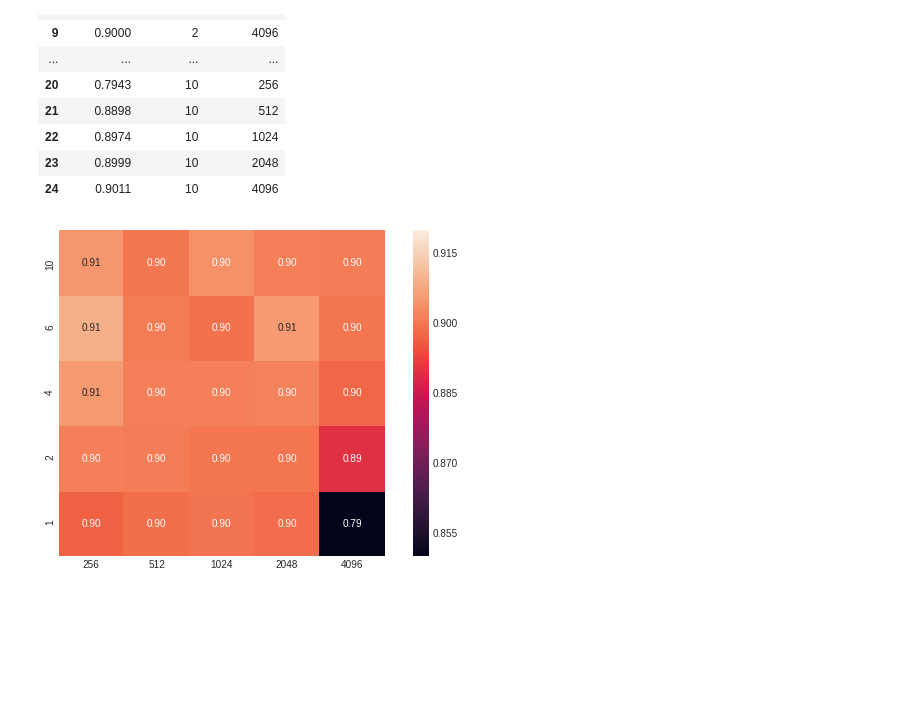
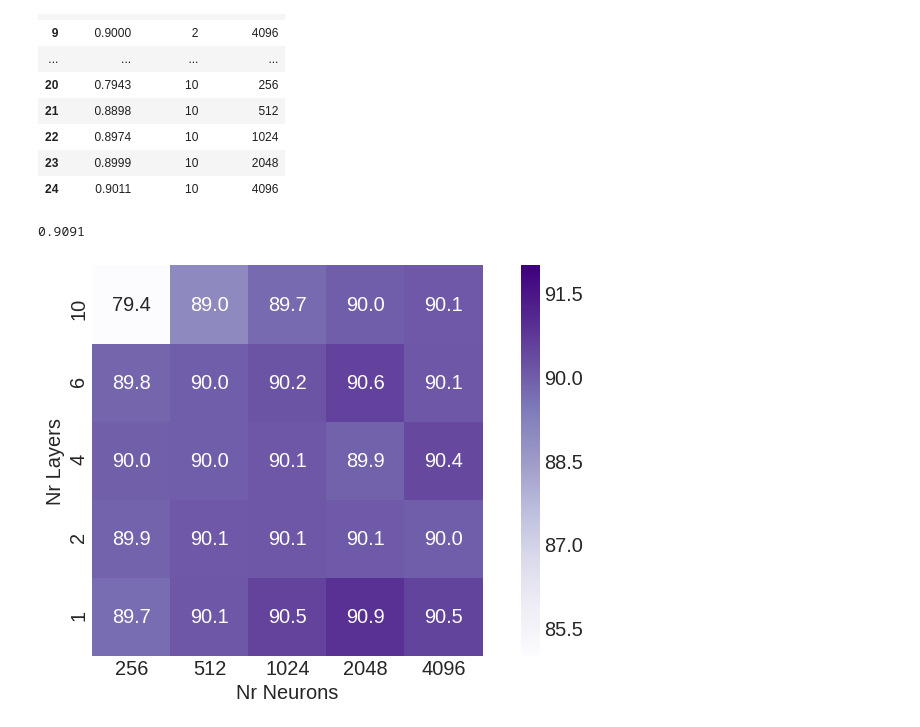
Before and after one commit to asdfbat/FYS-STK4155, a Jupyter notebook: Project3/src/Fashion_DNN.ipynb, the cells around one changed output. Saved outputs shown, nothing was run; the diff lists cells and outputs as text; code cells hidden in the pictures; blank space fills up the shorter version.

```diff
--- a/Project3/src/Fashion_DNN.ipynb
+++ b/Project3/src/Fashion_DNN.ipynb
@@ -148,6 +139,7 @@ Epoch 00057: early stopping
 # %%
-hp_df = pd.DataFrame.from_dict(hp_dict)
-hp_df.to_pickle("../data/hp_df_DNN_lr_batch.pickle")
+#hp_df = pd.DataFrame.from_dict(hp_dict)
+#hp_df.to_pickle("../data/hp_df_DNN_lr_batch.pickle")
+hp_df = pd.read_pickle("../data/hp_df_DNN_lr_batch.pickle")
 # %%
 hp_df
 # %% [output]
@@ -164,3 +156,8 @@ hp_df
 | 9 | 0.8848 | 4096 | 0.0100 |
 | 10 | 0.8944 | 4096 | 0.0010 |
 | 11 | 0.8937 | 4096 | 0.0001 |
+# %%
+hp_matrix = np.zeros((4, 3))
+for i in range(4):
+    for j in range(3):
+        hp_matrix[i,j] = hp_df["acc_score"].iloc[j+i*3]
@@ -226,6 +217,7 @@ Epoch 00027: early stopping
 # %%
-hp_df = pd.DataFrame.from_dict(hp_dict)
-hp_df.to_pickle("../data/hp_df_DNN_network_size.pickle")
+#hp_df = pd.DataFrame.from_dict(hp_dict)
+#hp_df.to_pickle("../data/hp_df_DNN_network_size.pickle")
+hp_df = pd.read_pickle("../data/hp_df_DNN_network_size.pickle")
 # %%
 hp_df
 # %% [output]
@@ -250,10 +242,16 @@ hp_df
 hp_matrix = np.zeros((5, 5))
 for i in range(5):
     for j in range(5):
-        hp_matrix[i,j] = hp_df["acc_score"].iloc[i+j*5]
+        hp_matrix[i,j] = hp_df["acc_score"].iloc[j+i*5]
 # %%
 fig, ax = plt.subplots(1, 1, figsize=(10,6))
-sns.heatmap(hp_matrix, ax=ax, annot=True, fmt=".2f", vmin=0.85, vmax=0.92, square=True, xticklabels=all_params["nr_neurons"], yticklabels=all_params["nr_layers"])
+sns.heatmap(hp_matrix*100, ax=ax, annot=True, fmt=".1f", vmin=85, vmax=92, square=True, xticklabels=all_params["nr_neurons"], yticklabels=all_params["nr_layers"], cmap="Purples")
 plt.ylim(0, 5);
+plt.xlabel("Nr Neurons")
+plt.ylabel("Nr Layers")
+plt.tight_layout()
+plt.savefig("../figs/DNN_layers_neurons_heatmap.pdf", bbox_inches="tight");
+hp_matrix.max()
 # %% [output]
+0.9091
-[figure, old version]
+[figure, new version]
```
Also changed, not shown: parts of 6 cells of this notebook, 3 other files.
